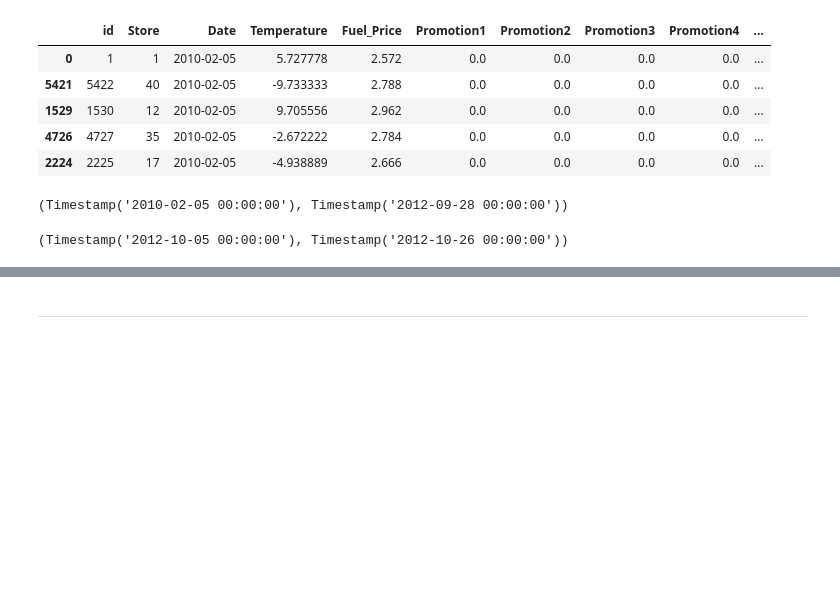
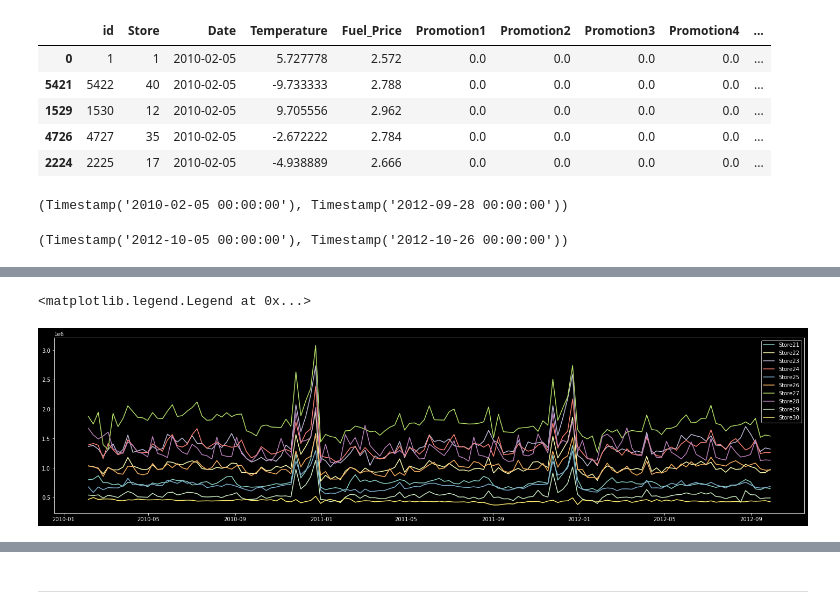
Before and after one commit to jadefactory/branch_sales_forecast, a Jupyter notebook: baseline_code.ipynb, the cells around one changed output, grey strips where cells are left out. Drawn from its saved outputs; the diff is of its cells as text; code cells hidden in the pictures; blank space fills up the shorter version.

```diff
--- a/baseline_code.ipynb
+++ b/baseline_code.ipynb
@@ -372,0 +486,46 @@ plt.legend()
+# %%
+df_store21 = df_train[df_train['Store']==21].sort_values(by=['Date'])
+plt.plot(df_store21['Date'], df_store21['Weekly_Sales'], label='Store21');
+plt.gcf().set_size_inches(25, 6)
+
+df_store22 = df_train[df_train['Store']==22].sort_values(by=['Date'])
+plt.plot(df_store22['Date'], df_store22['Weekly_Sales'], label='Store22');
+plt.gcf().set_size_inches(25, 6)
+
+df_store23 = df_train[df_train['Store']==23].sort_values(by=['Date'])
+plt.plot(df_store23['Date'], df_store23['Weekly_Sales'], label='Store23');
+plt.gcf().set_size_inches(25, 6)
+
+df_store24 = df_train[df_train['Store']==24].sort_values(by=['Date'])
+plt.plot(df_store24['Date'], df_store24['Weekly_Sales'], label='Store24');
+plt.gcf().set_size_inches(25, 6)
+
+df_store25 = df_train[df_train['Store']==25].sort_values(by=['Date'])
+plt.plot(df_store25['Date'], df_store25['Weekly_Sales'], label='Store25');
+plt.gcf().set_size_inches(25, 6)
+
+df_store26 = df_train[df_train['Store']==26].sort_values(by=['Date'])
+plt.plot(df_store26['Date'], df_store26['Weekly_Sales'], label='Store26');
+plt.gcf().set_size_inches(25, 6)
+
+df_store27 = df_train[df_train['Store']==27].sort_values(by=['Date'])
+plt.plot(df_store27['Date'], df_store27['Weekly_Sales'], label='Store27');
+plt.gcf().set_size_inches(25, 6)
+
+df_store28 = df_train[df_train['Store']==28].sort_values(by=['Date'])
+plt.plot(df_store28['Date'], df_store28['Weekly_Sales'], label='Store28');
+plt.gcf().set_size_inches(25, 6)
+
+df_store29 = df_train[df_train['Store']==29].sort_values(by=['Date'])
+plt.plot(df_store29['Date'], df_store29['Weekly_Sales'], label='Store29');
+plt.gcf().set_size_inches(25, 6)
+
+df_store30 = df_train[df_train['Store']==30].sort_values(by=['Date'])
+plt.plot(df_store30['Date'], df_store30['Weekly_Sales'], label='Store30');
+plt.gcf().set_size_inches(25, 6)
+
+
+plt.legend()
+# %% [output]
+<matplotlib.legend.Legend at 0x...>
+[figure, added]
```
Also changed, not shown: parts of 37 cells of this notebook.
